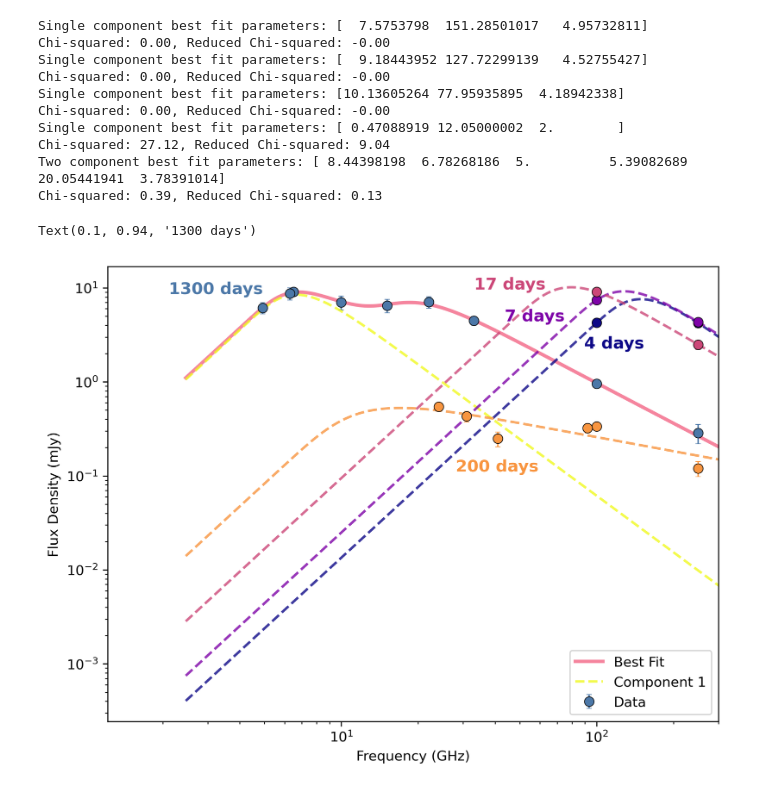
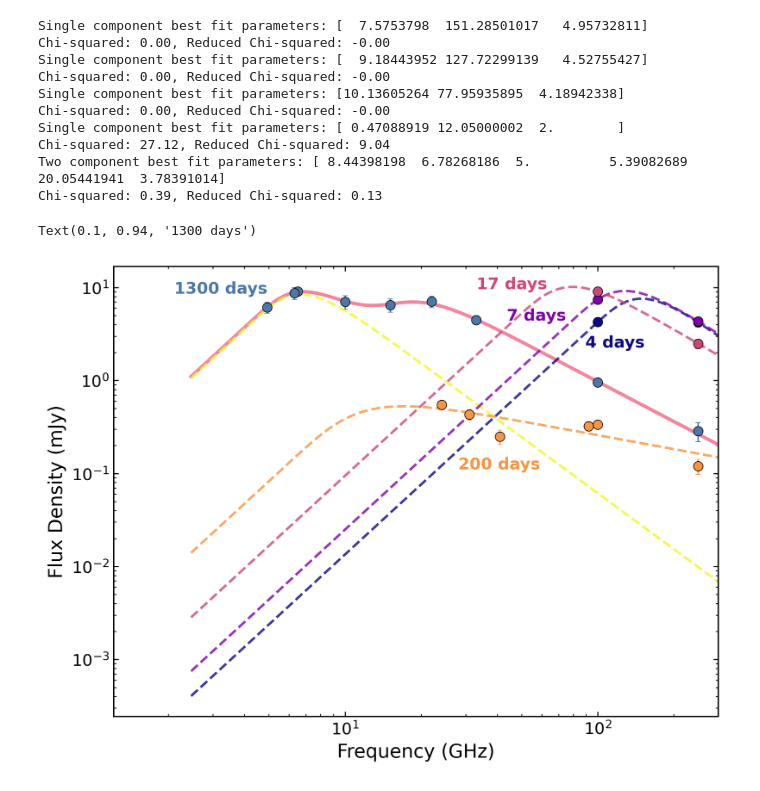
Before and after one commit to AnnikaDeutsch/SN2018ivc_2026, a Jupyter notebook: earlier_epochs_comp.ipynb, the cells around one changed output. Saved outputs shown, nothing was run; the diff lists cells and outputs as text; code cells hidden in the pictures.

Commit message:
update font sizes on axes

```diff
--- a/earlier_epochs_comp.ipynb
+++ b/earlier_epochs_comp.ipynb
@@ -16,6 +16,23 @@ import yaml
 
 blue = "#4C78A8"
 pink = "#F5859E"
+
+import matplotlib as mpl
+mpl.rcParams.update({
+    "font.size": 14,
+    "axes.labelsize": 14,
+    "axes.titlesize": 14,
+    "legend.fontsize": 12,
+    "xtick.labelsize": 12,
+    "ytick.labelsize": 12,
+    "axes.linewidth": 1,
+    "xtick.direction": "in",
+    "ytick.direction": "in",
+    "xtick.bottom": True,
+    "xtick.top": True,
+    "ytick.left": True,
+    "ytick.right": True,
+})
 # %%
 data = Table.read('data/radio_18ivc_data.csv')
 data = data[np.argsort(data['phase'])]
@@ -112,6 +123,16 @@ fig, ax = plt.subplots(dpi=300, figsize=(8,6))
 # plot data with error bars
 freq = data_epoch['freq']
 flux = data_epoch['flux']
+
+ax.set_xscale('log')
+ax.set_yscale('log')
+ax.set_xlim(x_sed)
+#ax.set_ylim(y_lims)
+ax.set_xlabel('Frequency (GHz)')
+ax.set_ylabel('Flux Density (mJy)')
+#ax.set_title(f"SED at {avg_phase:.1f} days")
+#ax.legend()
+
 ax.errorbar(freq, flux, yerr=data_epoch['flux_err'], fmt='o', ms=7, capsize=2, elinewidth=1, color=blue,
             mec='black', mew=0.5,label='Data')
 # plot best fit curve
@@ -127,14 +148,7 @@ comp1_curve = functions.F_SSA_Nayana(freq_range, best_fit_params[0], best_fit_pa
 comp2_curve = functions.F_SSA_Nayana(freq_range, best_fit_params[3], best_fit_params[4], best_fit_params[5])
 ax.plot(freq_range, comp1_curve, label=labels[0], color=color_fits[-1], linestyle='--', alpha=0.8, lw=1.8)
 #ax.plot(freq_range, comp2_curve, label=labels[1], color=colors[1], linestyle='--', alpha=0.8, lw=1.8)
-ax.set_xscale('log')
-ax.set_yscale('log')
-ax.set_xlim(x_sed)
-#ax.set_ylim(y_lims)
-ax.set_xlabel('Frequency (GHz)')
-ax.set_ylabel('Flux Density (mJy)')
-#ax.set_title(f"SED at {avg_phase:.1f} days")
-ax.legend()
+
 
 
 y_positions = [0.82, 0.88, 0.95, 0.55, 0.94]
@@ -153,31 +167,31 @@ ax.errorbar(data_7['freq'], data_7['flux'], yerr=data_7['flux_err'], fmt='o', ms
             mec='black', mew=0.5,label='Data')
 day7_curve = functions.F_SSA_Nayana(freq_range,   9.18443952, 127.72299139,   4.52755427)
 ax.plot(freq_range, day7_curve, label=labels[0], color=color_fits[1], linestyle='--', alpha=0.8, lw=1.8)
 ax.text(0.65, y_positions[1], "7 days",
         transform=ax.transAxes,
         color=color_fits[1], fontsize=12, weight='bold')
 
 data_17 = data[((data['phase']>=10) & (data['phase']<=20))]
 ax.errorbar(data_17['freq'], data_17['flux'], yerr=data_17['flux_err'], fmt='o', ms=7, capsize=2, elinewidth=1, color=color_fits[2],
             mec='black', mew=0.5,label='Data')
 day17_curve = functions.F_SSA_Nayana(freq_range,10.13605264, 77.95935895,  4.18942338)
 ax.plot(freq_range, day17_curve, label=labels[0], color=color_fits[2], linestyle='--', alpha=0.8, lw=1.8)
 ax.text(0.6, y_positions[2], "17 days",
         transform=ax.transAxes,
         color=color_fits[2], fontsize=12, weight='bold')
 
 data_200 = data[((data['phase']>=180) & (data['phase']<=300))]
 ax.errorbar(data_200['freq'], data_200['flux'], yerr=data_200['flux_err'], fmt='o', ms=7, capsize=2, elinewidth=1, color=color_fits[3],
             mec='black', mew=0.5,label='Data')
 day200_curve = functions.F_SSA_Nayana(freq_range, 0.47088919, 12.05000002,  2.0)
 ax.plot(freq_range, day200_curve, label=labels[0], color=color_fits[3], linestyle='--', alpha=0.8, lw=1.8)
 ax.text(0.57, y_positions[3], "200 days",
         transform=ax.transAxes,
         color=color_fits[3], fontsize=12, weight='bold')
 
 ax.text(0.1, y_positions[4], "1300 days",
         transform=ax.transAxes,
         color=blue, fontsize=12, weight='bold')
 # %% [output]
 Text(0.1, 0.94, '1300 days')
-[figure, old version]
+[figure, new version]
```
Also changed, not shown: parts of 1 cell of this notebook.
